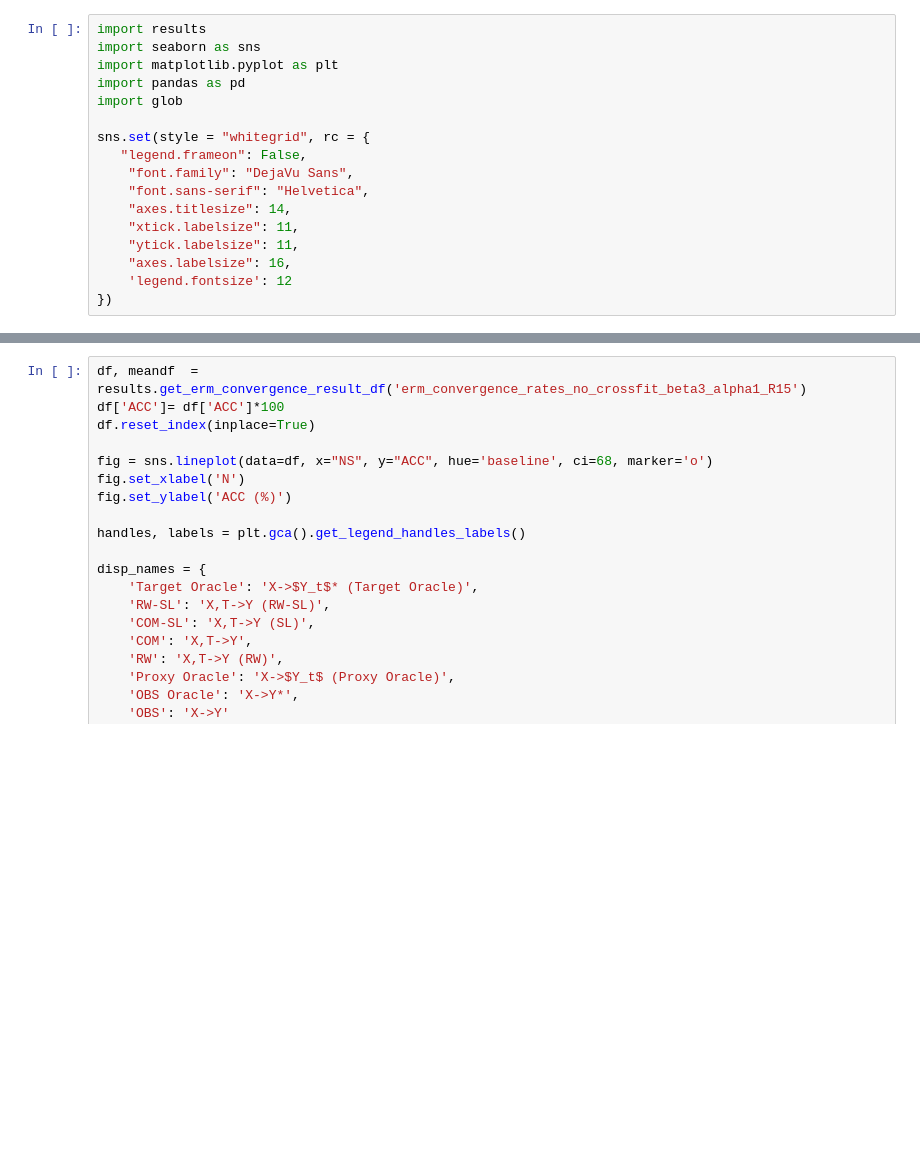
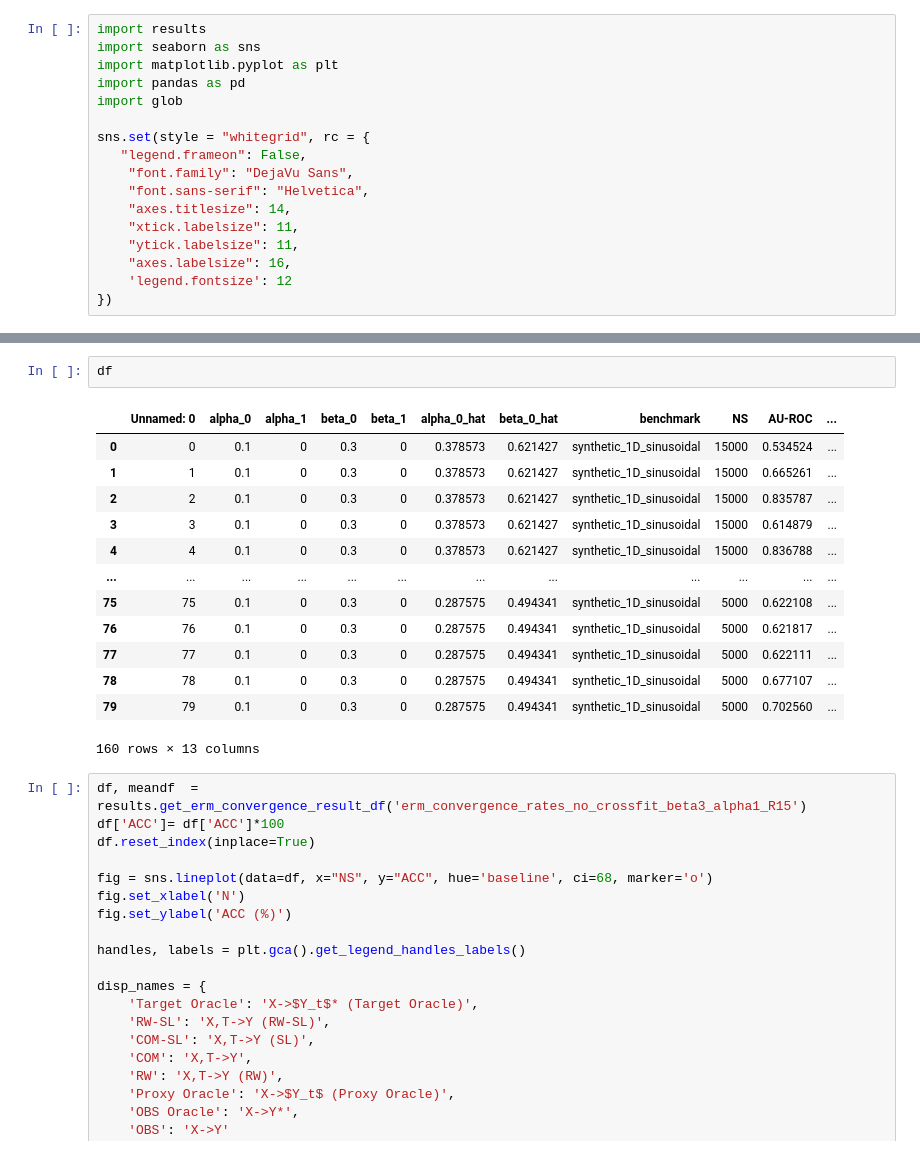
Before and after one commit to lguerdan/counterfactual-decision-support, a Jupyter notebook: notebook_results.ipynb, the cells around one changed output, grey strips where cells are left out. Drawn from its saved outputs; the diff is of its cells as text; blank space fills up the shorter version.

```diff
--- a/notebook_results.ipynb
+++ b/notebook_results.ipynb
@@ -26,3 +24,19 @@ RuntimeError: grad can be implicitly created only for scalar outputs
+# %%
+df
+# %% [output]
+|  | Unnamed: 0 | alpha_0 | alpha_1 | beta_0 | beta_1 | alpha_0_hat | beta_0_hat | benchmark | NS | AU-ROC | ... |
+| 0 | 0 | 0.1 | 0 | 0.3 | 0 | 0.378573 | 0.621427 | synthetic_1D_sinusoidal | 15000 | 0.534524 | ... |
+| 1 | 1 | 0.1 | 0 | 0.3 | 0 | 0.378573 | 0.621427 | synthetic_1D_sinusoidal | 15000 | 0.665261 | ... |
+| 2 | 2 | 0.1 | 0 | 0.3 | 0 | 0.378573 | 0.621427 | synthetic_1D_sinusoidal | 15000 | 0.835787 | ... |
+| 3 | 3 | 0.1 | 0 | 0.3 | 0 | 0.378573 | 0.621427 | synthetic_1D_sinusoidal | 15000 | 0.614879 | ... |
+| 4 | 4 | 0.1 | 0 | 0.3 | 0 | 0.378573 | 0.621427 | synthetic_1D_sinusoidal | 15000 | 0.836788 | ... |
+| ... | ... | ... | ... | ... | ... | ... | ... | ... | ... | ... | ... |
+| 75 | 75 | 0.1 | 0 | 0.3 | 0 | 0.287575 | 0.494341 | synthetic_1D_sinusoidal | 5000 | 0.622108 | ... |
+| 76 | 76 | 0.1 | 0 | 0.3 | 0 | 0.287575 | 0.494341 | synthetic_1D_sinusoidal | 5000 | 0.621817 | ... |
+| 77 | 77 | 0.1 | 0 | 0.3 | 0 | 0.287575 | 0.494341 | synthetic_1D_sinusoidal | 5000 | 0.622111 | ... |
+| 78 | 78 | 0.1 | 0 | 0.3 | 0 | 0.287575 | 0.494341 | synthetic_1D_sinusoidal | 5000 | 0.677107 | ... |
+| 79 | 79 | 0.1 | 0 | 0.3 | 0 | 0.287575 | 0.494341 | synthetic_1D_sinusoidal | 5000 | 0.702560 | ... |
+160 rows × 13 columns
 # %%
 df, meandf  = results.get_erm_convergence_result_df('erm_convergence_rates_no_crossfit_beta3_alpha1_R15')
 df['ACC']= df['ACC']*100
```
Also changed, not shown: parts of 2 cells of this notebook, 11 other files.
